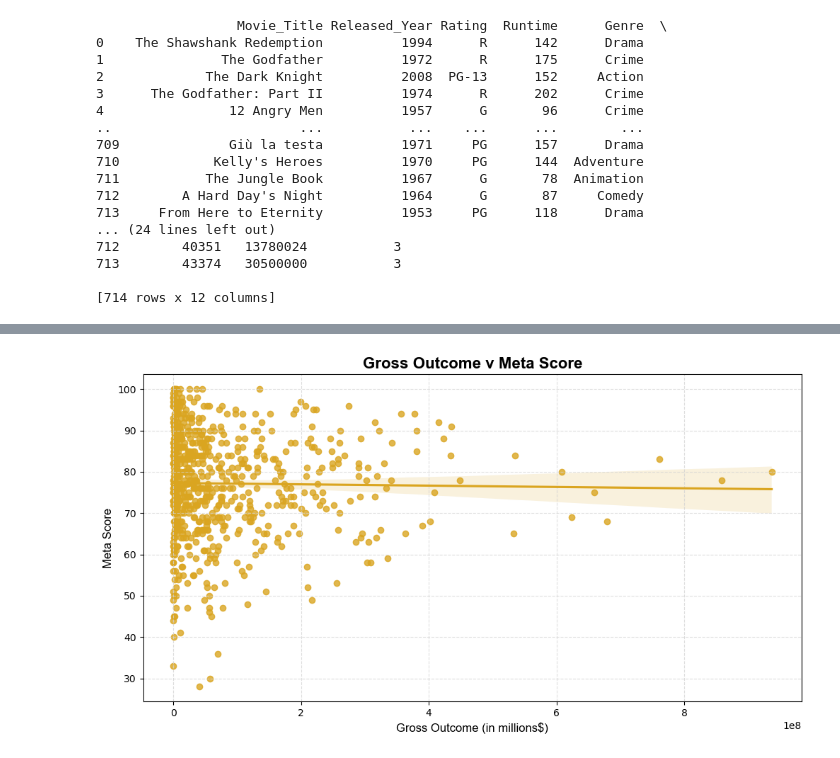
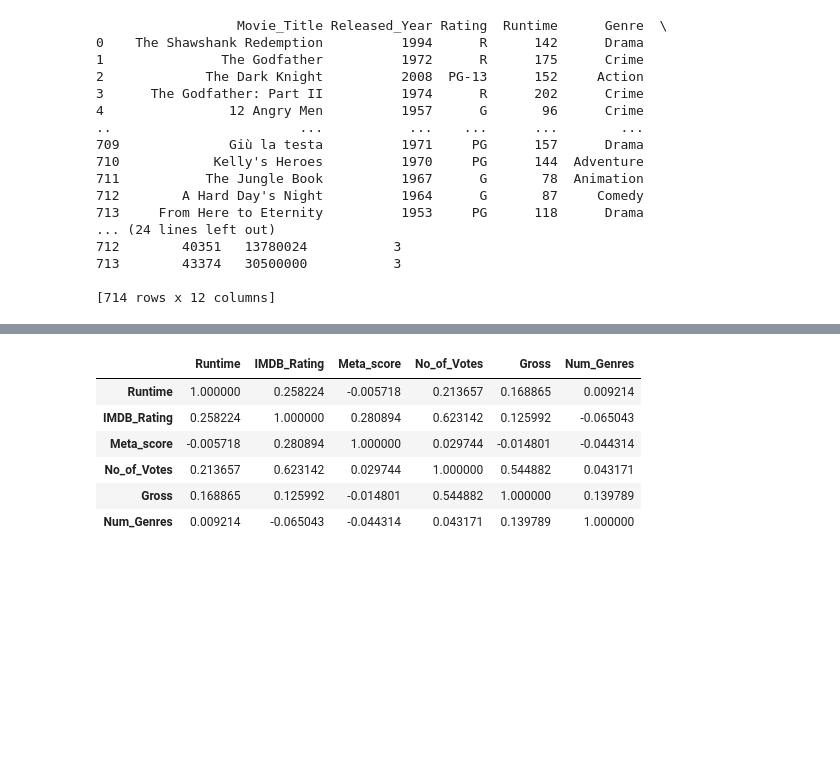
Before and after one commit to DubJay4Life/Project1_Group7, a Jupyter notebook: Cassidy_Work/Question 2.ipynb, the cells around one changed output, grey strips where cells are left out. Saved outputs shown, nothing was run; the diff lists cells and outputs as text; code cells hidden in the pictures; blank space fills up the shorter version.

```diff
--- a/Cassidy_Work/Question 2.ipynb
+++ b/Cassidy_Work/Question 2.ipynb
@@ -35,27 +35,14 @@ df.head()
 | 2 | The Dark Knight | 2008 | PG-13 | 152 | Action | 9.0 | 84.0 | Christopher Nolan | Christian Bale | ... |
 | 3 | The Godfather: Part II | 1974 | R | 202 | Crime | 9.0 | 90.0 | Francis Ford Coppola | Al Pacino | ... |
 | 4 | 12 Angry Men | 1957 | G | 96 | Crime | 9.0 | 96.0 | Sidney Lumet | Henry Fonda | ... |
-# %%
-# make a scatter plot
-# Change Canvas Size
-plt.figure(figsize=(12, 6))
-# Create a basic plot
-sns.regplot(data=df, x="Gross", y="Meta_score", scatter=True, fit_reg=True, color="goldenrod")
-# Customizations
-# Change colors
-# Add in reference lines
-# Add Labels/Title
-plt.xlabel("Gross Outcome (in millions$)", fontfamily="Arial", fontsize=12)
-plt.ylabel("Meta Score", fontfamily="Arial", fontsize=12)
-plt.title("Gross Outcome v Meta Score", fontweight="bold", fontsize=16, fontfamily="Arial")
-# Set X/Y Limits
-#plt.ylim(10, 16)
-#plt.xlim(0, 14)
-# Add in a background grid
-plt.grid(linestyle="--", color="lightgrey", alpha=0.75)
-#Add annotation
-annotation = (2e8, 35)
-# Show/Save the Graph
-plt.show()
-# %% [output]
-[figure, removed]
+# %%
+corrs=df.corr(numeric_only=True)
+corrs
+# %% [output]
+|  | Runtime | IMDB_Rating | Meta_score | No_of_Votes | Gross | Num_Genres |
+| Runtime | 1.000000 | 0.258224 | -0.005718 | 0.213657 | 0.168865 | 0.009214 |
+| IMDB_Rating | 0.258224 | 1.000000 | 0.280894 | 0.623142 | 0.125992 | -0.065043 |
+| Meta_score | -0.005718 | 0.280894 | 1.000000 | 0.029744 | -0.014801 | -0.044314 |
+| No_of_Votes | 0.213657 | 0.623142 | 0.029744 | 1.000000 | 0.544882 | 0.043171 |
+| Gross | 0.168865 | 0.125992 | -0.014801 | 0.544882 | 1.000000 | 0.139789 |
+| Num_Genres | 0.009214 | -0.065043 | -0.044314 | 0.043171 | 0.139789 | 1.000000 |
```
Also changed, not shown: parts of 4 cells of this notebook.
